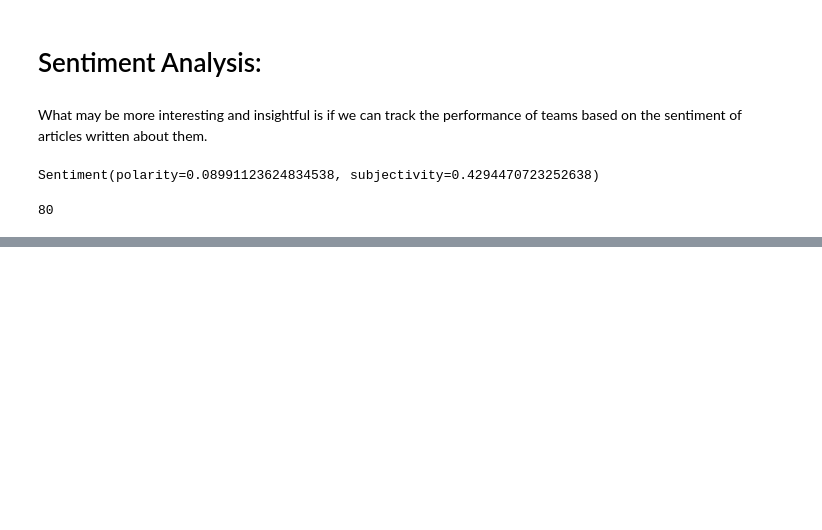
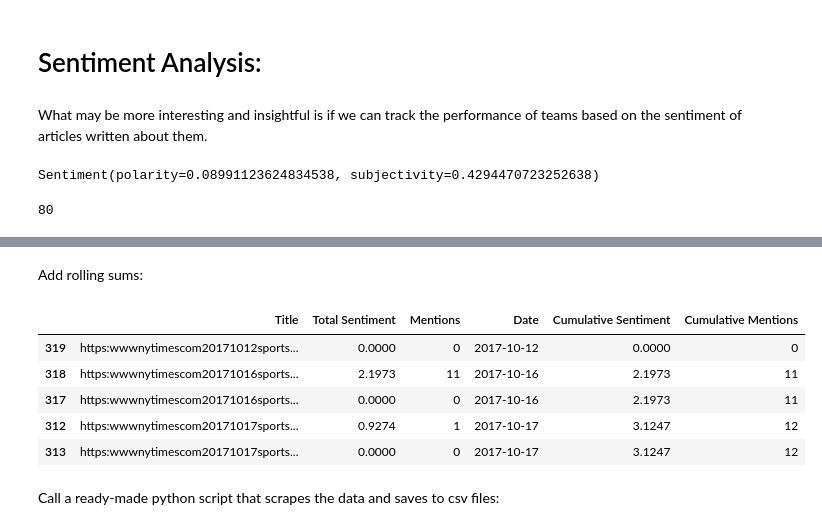
Before and after one commit to ajhoward7/nba-analysis, a Jupyter notebook: Team Frequency Analysis.ipynb, the cells around one changed output, grey strips where cells are left out. Drawn from its saved outputs; the diff is of its cells as text; code cells hidden in the pictures; blank space fills up the shorter version.

```diff
--- a/Team Frequency Analysis.ipynb
+++ b/Team Frequency Analysis.ipynb
@@ -229,0 +296,2 @@ Read in files one by one cleverly. Most of work goes into this one step. Pay att
+# %%
+vader = SentimentIntensityAnalyzer()
@@ -229,0 +300,14 @@ Read in files one by one cleverly. Most of work goes into this one step. Pay att
+# %%
+title_sentiment_warriors = defaultdict(list)
+article_tuples = []
+
+for article in file_title:
+    for para in title_text_dict[article]:
+        if ("Warriors" in para or "Golden State" in para):
+            title_sentiment_warriors[article].append(vader.polarity_scores(para)['compound'])
+    if len(title_sentiment_warriors[article]) > 0:
+        article_tuples.append((article, np.sum(title_sentiment_warriors[article]),
+                                          len(title_sentiment_warriors[article]),
+                                            title_date_dict[article]))
+    else:
+        article_tuples.append((article,0,0,title_date_dict[article]))
@@ -229,0 +326,18 @@ Read in files one by one cleverly. Most of work goes into this one step. Pay att
+# %%
+sentiment_track = pd.DataFrame(article_tuples,columns = ['Title','Total Sentiment','Mentions','Date']).sort_values('Date')
+# %% [markdown]
+Add rolling sums:
+# %%
+sentiment_track['Cumulative Sentiment'] = sentiment_track['Total Sentiment'].cumsum()
+sentiment_track['Cumulative Mentions'] = sentiment_track['Mentions'].cumsum()
+# %%
+sentiment_track.head()
+# %% [output]
+|  | Title | Total Sentiment | Mentions | Date | Cumulative Sentiment | Cumulative Mentions |
+| 319 | https:wwwnytimescom20171012sports... | 0.0000 | 0 | 2017-10-12 | 0.0000 | 0 |
+| 318 | https:wwwnytimescom20171016sports... | 2.1973 | 11 | 2017-10-16 | 2.1973 | 11 |
+| 317 | https:wwwnytimescom20171016sports... | 0.0000 | 0 | 2017-10-16 | 2.1973 | 11 |
+| 312 | https:wwwnytimescom20171017sports... | 0.9274 | 1 | 2017-10-17 | 3.1247 | 12 |
+| 313 | https:wwwnytimescom20171017sports... | 0.0000 | 0 | 2017-10-17 | 3.1247 | 12 |
+# %% [markdown]
+Call a ready-made python script that scrapes the data and saves to csv files:
```
Also changed, not shown: parts of 46 cells of this notebook, 2 other files.
